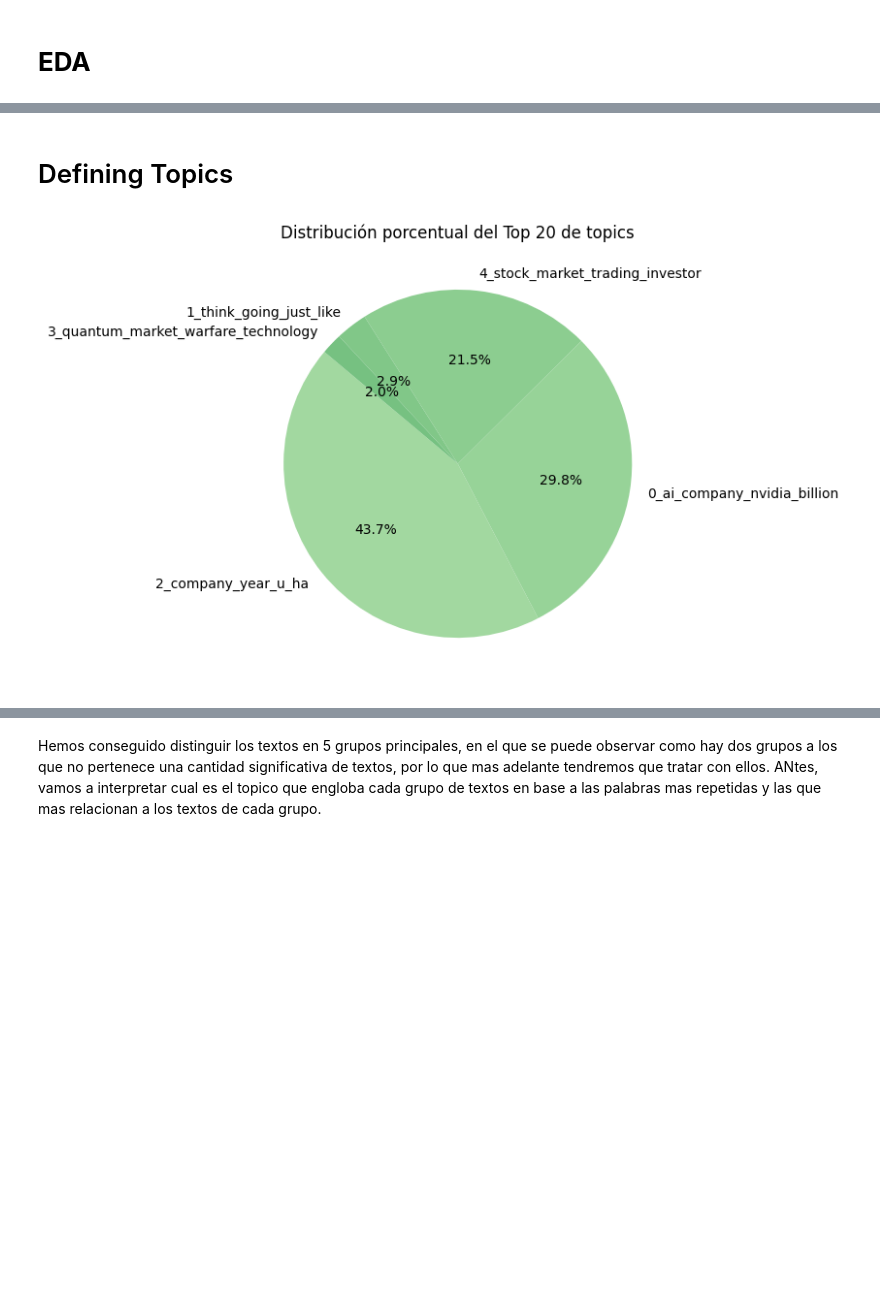
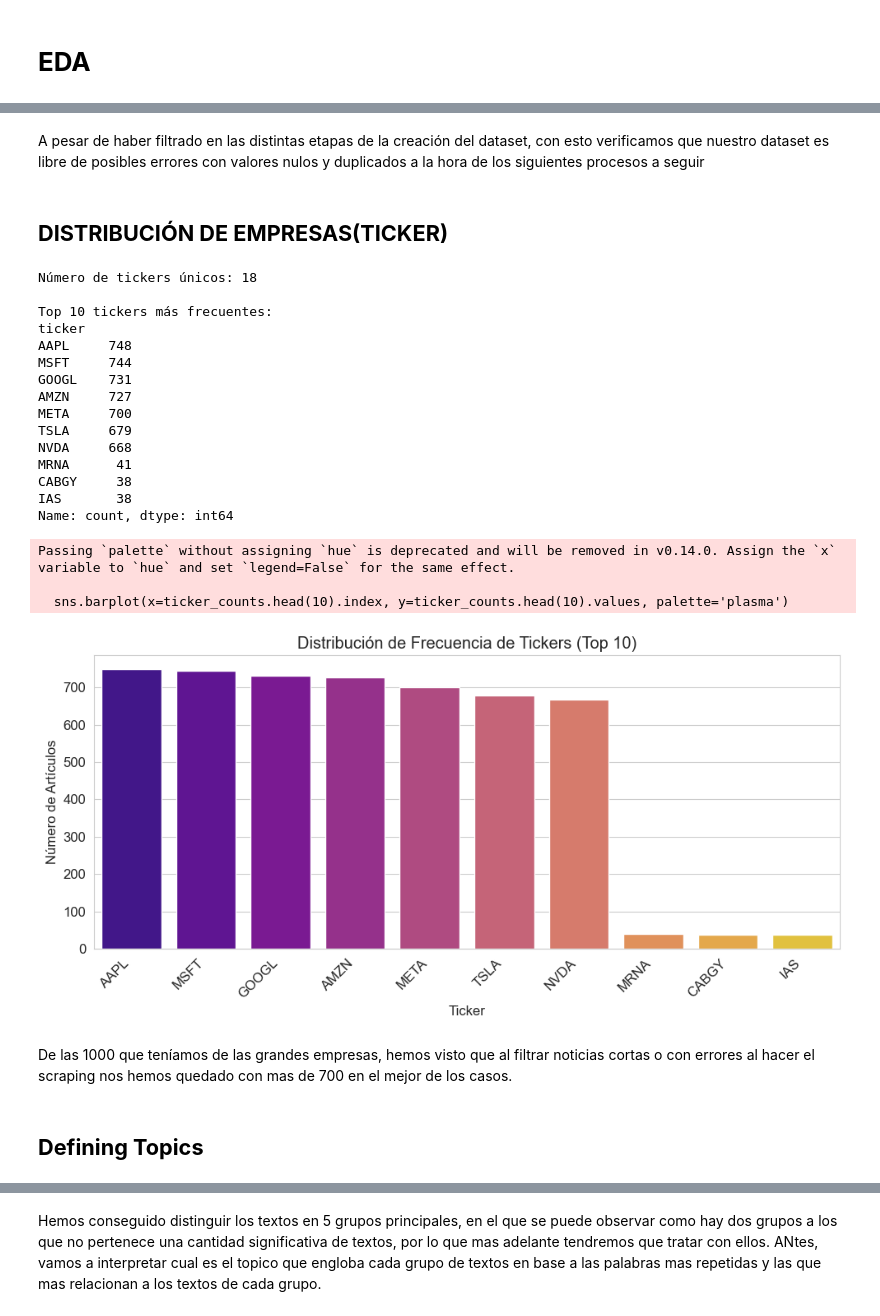
Before and after one commit to MateoPerezSuarez/FinTracker, a Jupyter notebook: src/Representacion_del_lenguaje/00_eda.ipynb, the cells around one changed output, grey strips where cells are left out. Drawn from its saved outputs; the diff is of its cells as text; code cells hidden in the pictures; blank space fills up the shorter version.

```diff
--- a/src/Representacion_del_lenguaje/00_eda.ipynb
+++ b/src/Representacion_del_lenguaje/00_eda.ipynb
@@ -40,18 +82,45 @@ Total de registros tras limpieza: 5160
+# %% [markdown]
+A pesar de haber filtrado en las distintas etapas de la creación del dataset, con esto verificamos que nuestro dataset es libre de posibles errores con valores nulos y duplicados a la hora de los siguientes procesos a seguir
+# %% [markdown]
+## **DISTRIBUCIÓN DE EMPRESAS(TICKER)**
+# %%
+ticker_counts = df['ticker'].value_counts()
+num_unique_tickers = df['ticker'].nunique()
+
+print(f"Número de tickers únicos: {num_unique_tickers}")
+print("\nTop 10 tickers más frecuentes:")
+print(ticker_counts.head(10))
+
+# Visualización de la distribución del ticker (Top 10)
+plt.figure(figsize=(10, 5))
+sns.barplot(x=ticker_counts.head(10).index, y=ticker_counts.head(10).values, palette='plasma')
+plt.title('Distribución de Frecuencia de Tickers (Top 10)')
+plt.xlabel('Ticker')
+plt.ylabel('Número de Artículos')
+plt.xticks(rotation=45, ha='right')
+plt.tight_layout()
+plt.show()
+# %% [output]
+Número de tickers únicos: 18
+
+Top 10 tickers más frecuentes:
+ticker
+AAPL     748
+MSFT     744
+GOOGL    731
+AMZN     727
+META     700
+TSLA     679
+NVDA     668
+MRNA      41
+CABGY     38
+IAS       38
+Name: count, dtype: int64
+Passing `palette` without assigning `hue` is deprecated and will be removed in v0.14.0. Assign the `x` variable to `hue` and set `legend=False` for the same effect.
+
+  sns.barplot(x=ticker_counts.head(10).index, y=ticker_counts.head(10).values, palette='plasma')
+[figure, added]
+# %% [markdown]
+De las 1000 que teníamos de las grandes empresas, hemos visto que al filtrar noticias cortas o con errores al hacer el scraping nos hemos quedado con mas de 700 en el mejor de los casos.
 # %% [markdown]
-# Defining Topics
+## **Defining Topics**
-# %%
-topic_counts = df["topic"].value_counts()
-
-plt.figure(figsize=(8,8))
-plt.pie(
-    topic_counts.values,
-    labels=topic_counts.index,
-    autopct="%1.1f%%",
-    startangle=140,
-    colors=sns.color_palette("Greens_d", n_colors=20)
-)
-plt.title("Distribución porcentual del Top 20 de topics")
-plt.tight_layout()
-plt.show()
-# %% [output]
-[figure, removed]
```
Also changed, not shown: parts of 7 cells of this notebook, 7 other files.
